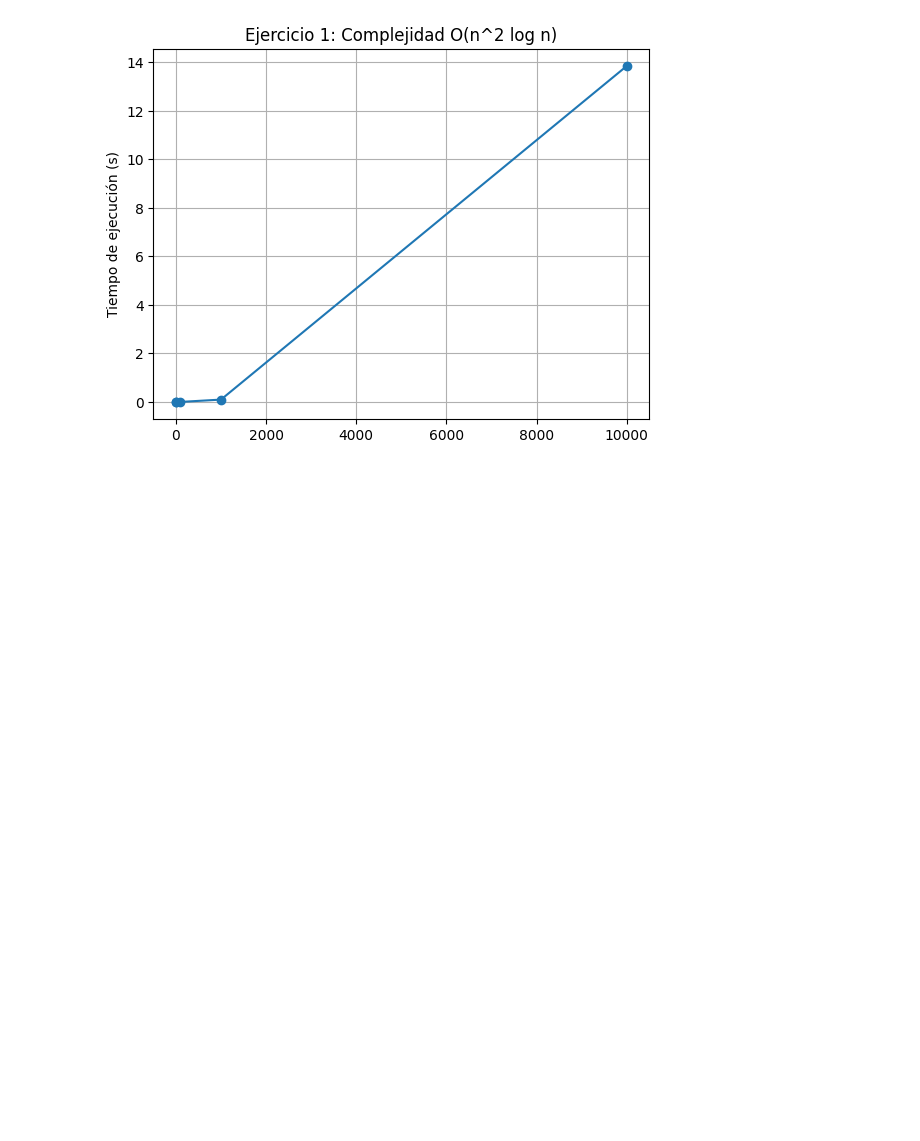
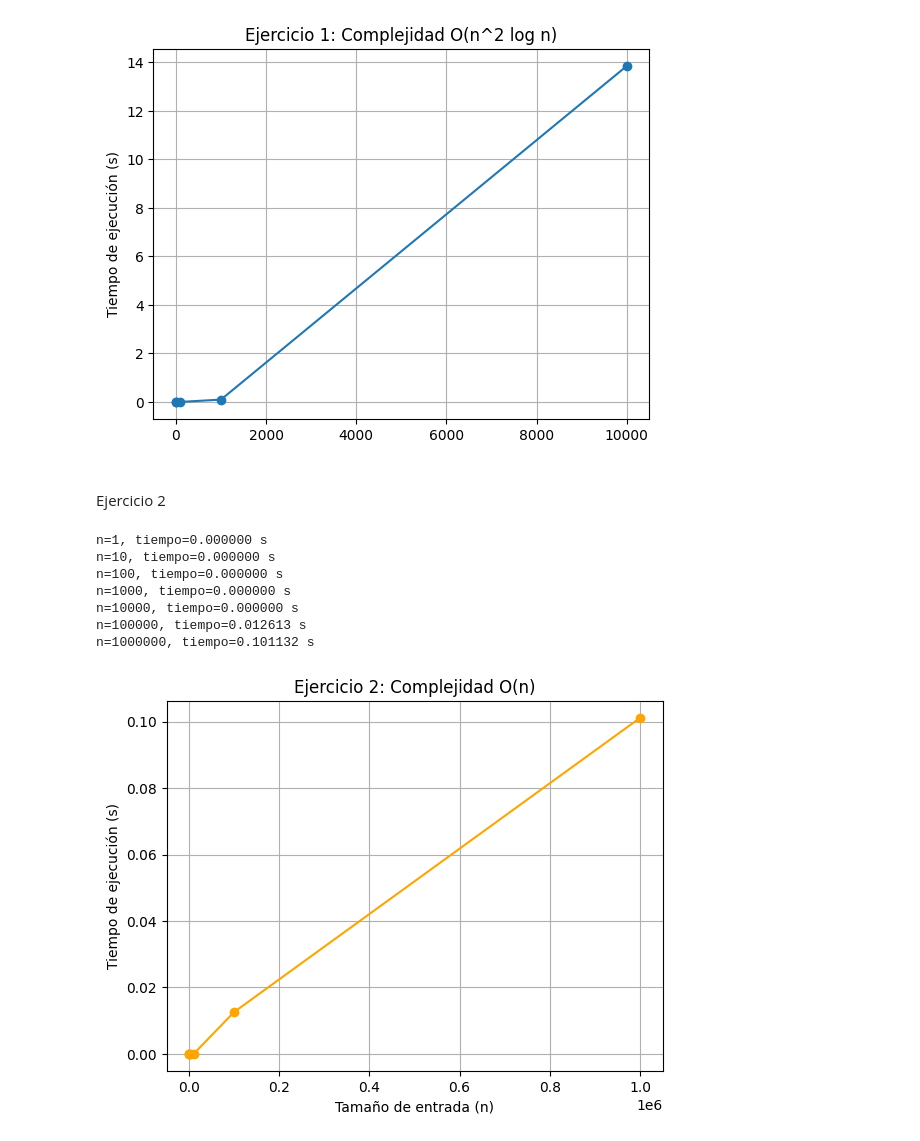
Before and after one commit to jlope384/Lab8-Teoria, a Jupyter notebook: Lab8-Codigo.ipynb, the cells around one changed output. Saved outputs shown, nothing was run; the diff lists cells and outputs as text; code cells hidden in the pictures; blank space fills up the shorter version.

Commit message:
Ejercicios completos con tiempos funcionales

```diff
--- a/Lab8-Codigo.ipynb
+++ b/Lab8-Codigo.ipynb
@@ -38,3 +38,42 @@ n=100, tiempo=0.000000 s
 n=1000, tiempo=0.096044 s
 n=10000, tiempo=13.857819 s
 [figure]
+# %% [markdown]
+Ejercicio 2
+# %%
+import time
+import matplotlib.pyplot as plt
+
+def function2(n):
+    if n <= 1:
+        return
+    for i in range(1, n + 1):
+        for j in range(1, n + 1):
+            _ = "Sequence"
+            break
+
+sizes = [1, 10, 100, 1000, 10000, 100000, 1000000]
+times = []
+
+for n in sizes:
+    start = time.time()
+    function2(n)
+    end = time.time()
+    times.append(end - start)
+    print(f"n={n}, tiempo={end - start:.6f} s")
+
+plt.plot(sizes, times, marker='o', color='orange')
+plt.xlabel("Tamaño de entrada (n)")
+plt.ylabel("Tiempo de ejecución (s)")
+plt.title("Ejercicio 2: Complejidad O(n)")
+plt.grid(True)
+plt.show()
+# %% [output]
+n=1, tiempo=0.000000 s
+n=10, tiempo=0.000000 s
+n=100, tiempo=0.000000 s
+n=1000, tiempo=0.000000 s
+n=10000, tiempo=0.000000 s
+n=100000, tiempo=0.012613 s
+n=1000000, tiempo=0.101132 s
+[figure, added]
```
Also changed, not shown: parts of 2 cells of this notebook.
